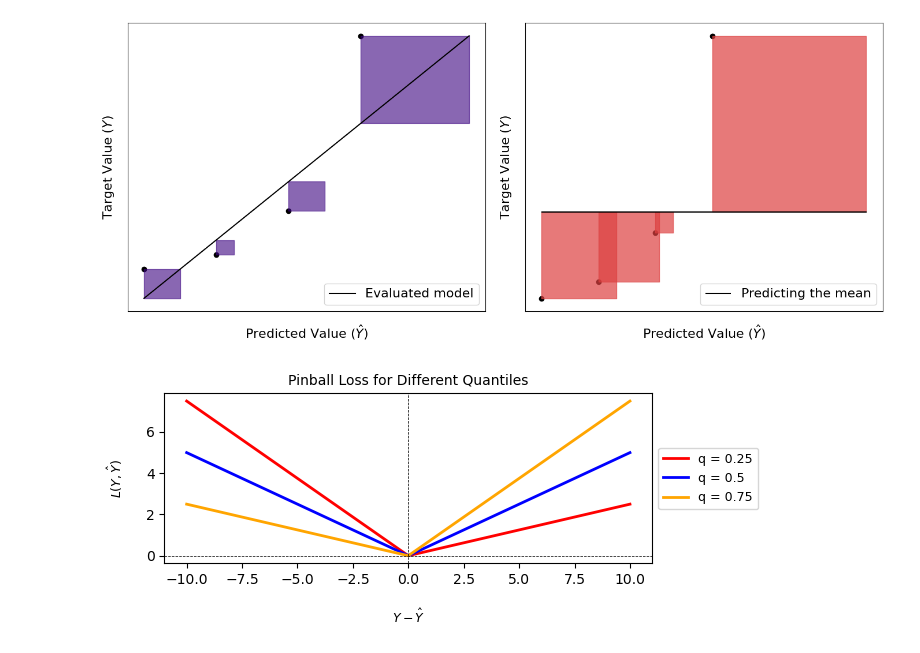
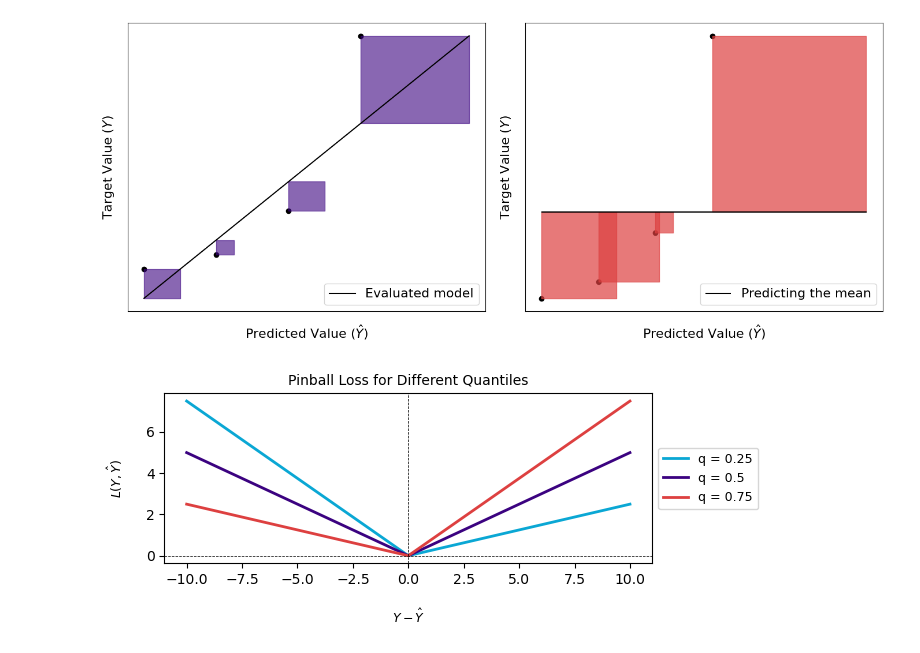
Before and after one commit to NannyML/The-Little-Book-of-ML-Metrics, a Jupyter notebook: notebooks/regression_plots.ipynb, the cells around one changed output. Cells and saved outputs as stored; diff of their text form; code cells hidden in the pictures.

Commit message:
Updated pinball loss graph

```diff
--- a/notebooks/regression_plots.ipynb
+++ b/notebooks/regression_plots.ipynb
@@ -312,30 +312,31 @@ plt.show()
 # %%
 def pinball_loss(y_diff, q):
     return np.where(y_diff >= 0, q * y_diff, (1 - q) * (-y_diff))
 
 y_diff = np.linspace(-10, 10, 1000)
 quantiles = [0.25, 0.5, 0.75]
 
 # colors = plt.cm.prism(np.linspace(0, 1, len(quantiles)))
-colors = ['red', 'blue', 'orange']
+colors = [start_color, middle_color, end_color]
 
 fig, ax = plt.subplots(figsize=(7, 3))
 
 for q, color in zip(quantiles, colors):
     loss = pinball_loss(y_diff, q)
     ax.plot(y_diff, loss, label=f'q = {q}', color=color, linewidth=2)
 
 ax.set_xlabel(r'$Y - \hat{Y}$', fontsize=9)
 ax.set_ylabel(r'$L(Y, \hat{Y})$', fontsize=9)
 ax.set_title('Pinball Loss for Different Quantiles', fontsize=10)
 ax.tick_params(axis='both', which='major', labelsize=10)
 ax.axhline(0, color='black', linewidth=0.5, linestyle='--')
 ax.axvline(0, color='black', linewidth=0.5, linestyle='--')
 ax.legend(fontsize=9, loc='center left', bbox_to_anchor=(1, 0.5))
 
 # Hide grid
 ax.grid(False)
 plt.tight_layout()
+plt.savefig('../book/figures/Pinball_Loss.png', dpi=300, bbox_inches='tight', pad_inches=0)
 plt.show()
 # %% [output]
-[figure, old version]
+[figure, new version]
```
Also changed, not shown: parts of 1 cell of this notebook, 2 other files.
